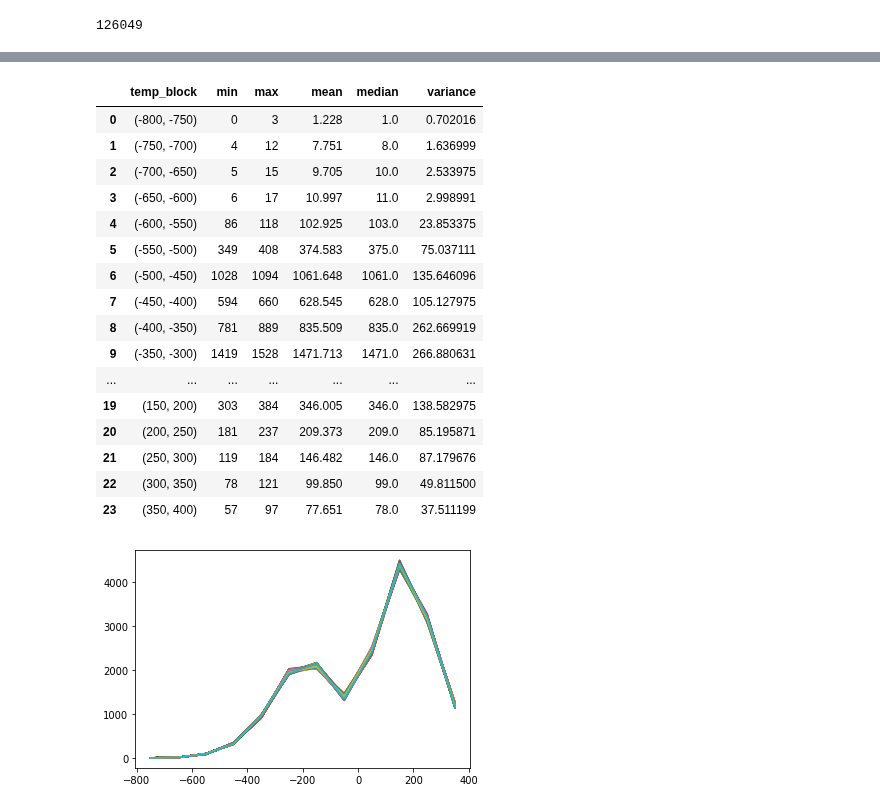
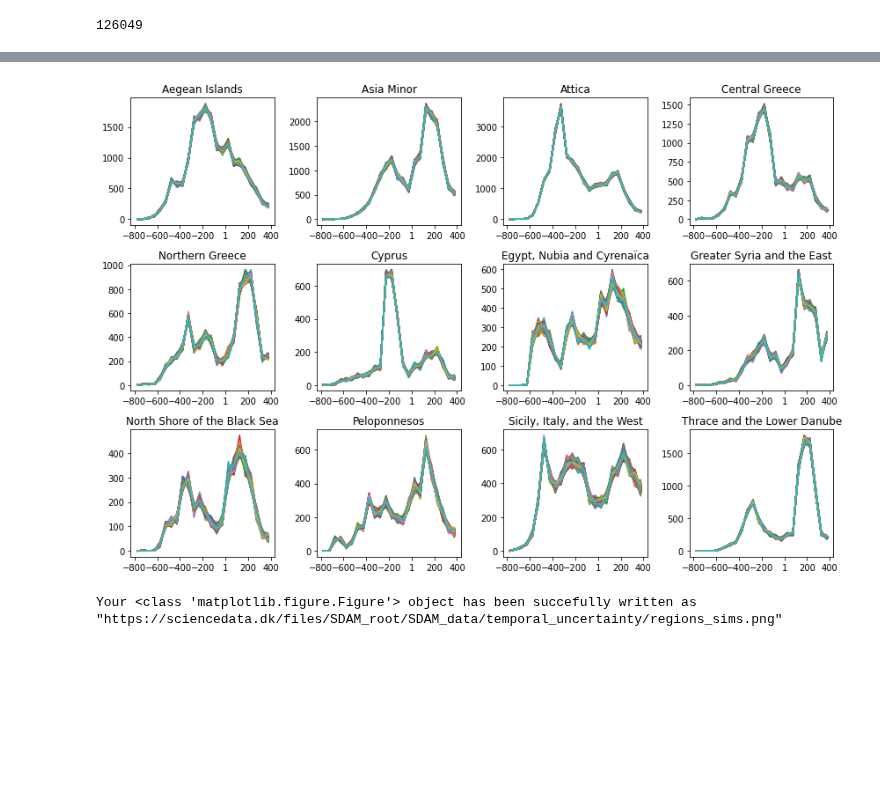
Before and after one commit to sdam-au/GI_ETL, a Jupyter notebook: scripts/1_4_MODELLING_DATES.ipynb, the cells around one changed output, grey strips where cells are left out. Cells and saved outputs as stored; diff of their text form; code cells hidden in the pictures; blank space fills up the shorter version.

```diff
--- a/scripts/1_4_MODELLING_DATES.ipynb
+++ b/scripts/1_4_MODELLING_DATES.ipynb
@@ -295,0 +349,18 @@ pd.DataFrame(PHI_avr_blocks)[1].sum()
+# %%
+regions = ["Aegean Islands",
+ "Asia Minor",
+ "Attica",
+ "Central Greece",
+ "Northern Greece",
+ "Cyprus",
+ "Egypt, Nubia and Cyrenaïca",
+ "Greater Syria and the East",
+ "North Shore of the Black Sea",
+ "Peloponnesos",
+ "Sicily, Italy, and the West",
+ "Thrace and the Lower Danube",
+ "Upper Danube",
+  "North Africa"]
+# %%
+for region in regions:
+  print(region, len(PHI[PHI["hdr1"].str.contains(region)]))
@@ -296,5 +392,12 @@ pd.DataFrame(PHI_avr_blocks)[1].sum()
 # %%
-plot_timeblocks_data(PHI_complete_simulations)
-x = [np.mean(tuptup[0]) for tuptup in PHI_avr_blocks]
-y = [tuptup[1] for tuptup in PHI_avr_blocks]
-plt.plot(x, y)
+def plot_timeblocks_data(list_of_timeblocks_data, ax=None):
+  """
+  plot timeblocks data as a series of overlapping line plots
+  """
+  for timeblocks in list_of_timeblocks_data:
+    x = [np.mean(tuptup[0]) for tuptup in timeblocks]
+    y = [tuptup[1] for tuptup in timeblocks]
+    if ax != None:
+      ax.plot(x, y)
+    else:
+      plt.plot(x, y)
@@ -343,26 +404,15 @@ plot_timeblocks_data(athens_sim)
-# %%
-desc_stat_from_simulations(athens_sim)
-# %% [output]
-|  | temp_block | min | max | mean | median | variance |
-| 0 | (-800, -750) | 0 | 3 | 1.228 | 1.0 | 0.702016 |
-| 1 | (-750, -700) | 4 | 12 | 7.751 | 8.0 | 1.636999 |
-| 2 | (-700, -650) | 5 | 15 | 9.705 | 10.0 | 2.533975 |
-| 3 | (-650, -600) | 6 | 17 | 10.997 | 11.0 | 2.998991 |
-| 4 | (-600, -550) | 86 | 118 | 102.925 | 103.0 | 23.853375 |
-| 5 | (-550, -500) | 349 | 408 | 374.583 | 375.0 | 75.037111 |
-| 6 | (-500, -450) | 1028 | 1094 | 1061.648 | 1061.0 | 135.646096 |
-| 7 | (-450, -400) | 594 | 660 | 628.545 | 628.0 | 105.127975 |
-| 8 | (-400, -350) | 781 | 889 | 835.509 | 835.0 | 262.669919 |
-| 9 | (-350, -300) | 1419 | 1528 | 1471.713 | 1471.0 | 266.880631 |
-| ... | ... | ... | ... | ... | ... | ... |
-| 19 | (150, 200) | 303 | 384 | 346.005 | 346.0 | 138.582975 |
-| 20 | (200, 250) | 181 | 237 | 209.373 | 209.0 | 85.195871 |
-| 21 | (250, 300) | 119 | 184 | 146.482 | 146.0 | 87.179676 |
-| 22 | (300, 350) | 78 | 121 | 99.850 | 99.0 | 49.811500 |
-| 23 | (350, 400) | 57 | 97 | 77.651 | 78.0 | 37.511199 |
-# %%
-PHI_asia_minor = PHI[PHI["hdr1"].str.contains("Asia Minor")]
-PHI_asia_minor_sim = timeblocks_from_randoms(PHI_asia_minor, "random_dates", [-800, 400, 100])
-plot_timeblocks_data(PHI_asia_minor_sim)
-# %% [output]
-[figure, removed]
+# %%
+fig, axs = plt.subplots(3, 4, figsize=(12, 8), tight_layout=True)
+
+for ax, region in zip(axs.ravel(), regions[:12]):
+  region_df = PHI[PHI["hdr1"].str.contains(region)]
+  region_sim = timeblocks_from_randoms(region_df,  "random_dates", [-800, 400, 50])
+  plot_timeblocks_data(region_sim, ax=ax)
+  ax.set_xticks([-800, -600, -400, -200, 1, 200, 400])
+  ax.set_title(region)
+# %% [output]
+[figure, added]
+# %%
+sddk.write_file("SDAM_data/temporal_uncertainty/regions_sims.png", fig, conf)
+# %% [output]
+Your <class 'matplotlib.figure.Figure'> object has been succefully written as "https://sciencedata.dk/files/SDAM_root/SDAM_data/temporal_uncertainty/regions_sims.png"
```
Also changed, not shown: parts of 41 cells of this notebook.
